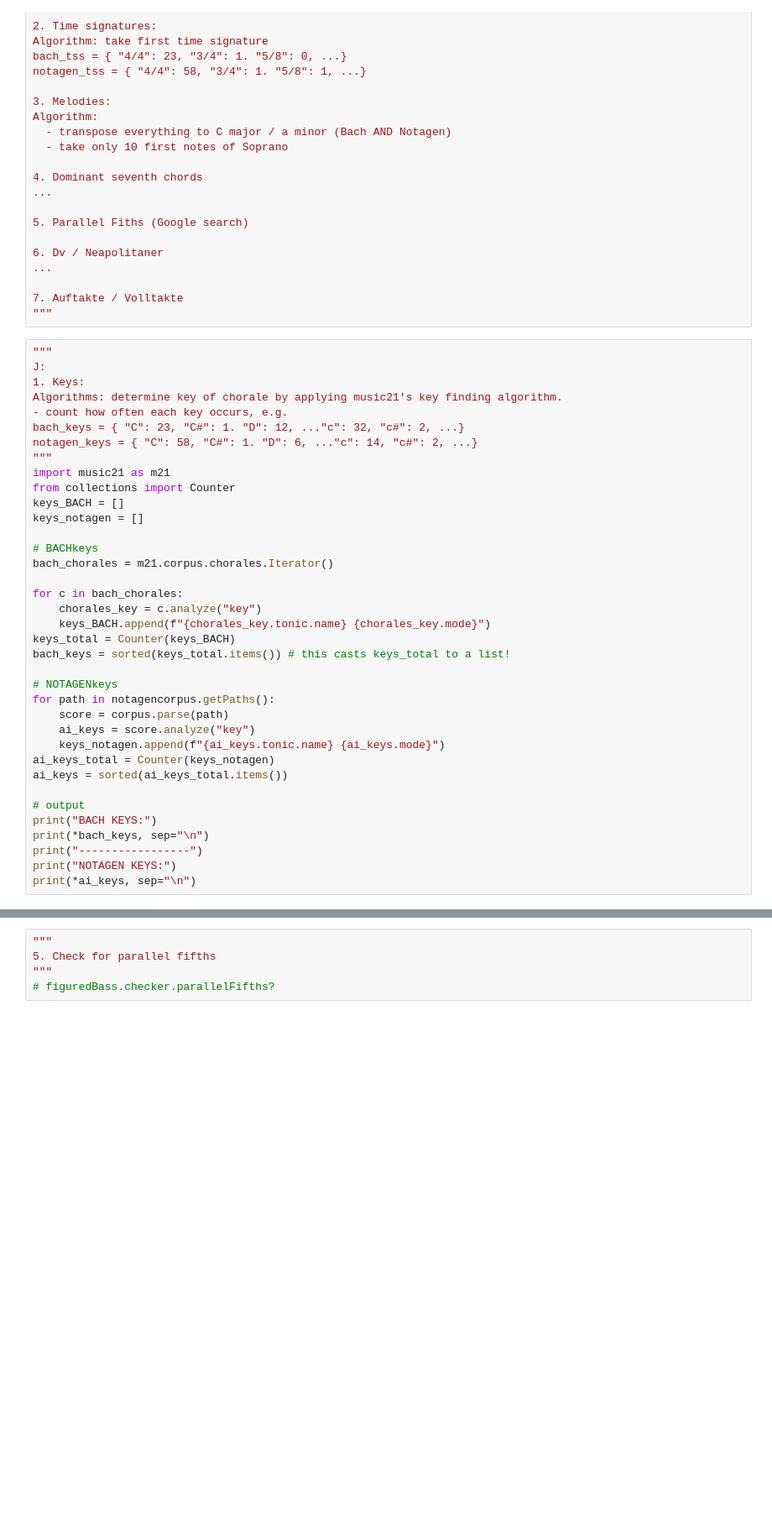
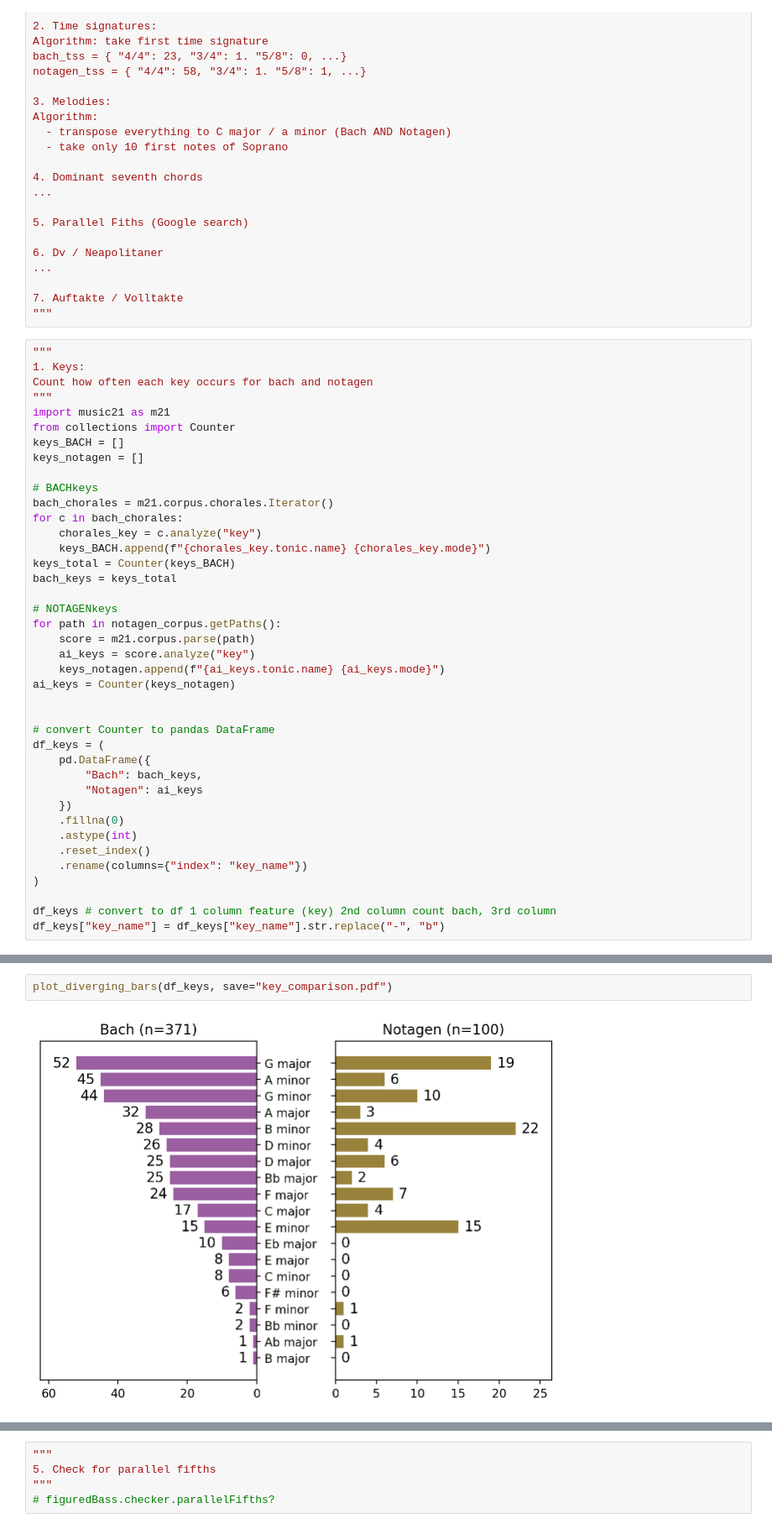
Before and after one commit to jasonvla/bachAndNotagenCorpora, a Jupyter notebook: Bachprojekt.ipynb, the cells around one changed output, grey strips where cells are left out. Shown at 84% size. Saved outputs shown, nothing was run; the diff lists cells and outputs as text; blank space fills up the shorter version.

Commit message:
rename file and sync data from colab file

```diff
--- a/Bachprojekt.ipynb
+++ b/Bachprojekt.ipynb
@@ -39,12 +53,8 @@ Algorithm:
 """
 # %%
 """
-J:
 1. Keys:
-Algorithms: determine key of chorale by applying music21's key finding algorithm.
-- count how often each key occurs, e.g.
-bach_keys = { "C": 23, "C#": 1. "D": 12, ..."c": 32, "c#": 2, ...}
-notagen_keys = { "C": 58, "C#": 1. "D": 6, ..."c": 14, "c#": 2, ...}
+Count how often each key occurs for bach and notagen
 """
 import music21 as m21
 from collections import Counter
@@ -53,24 +63,31 @@ keys_notagen = []
 
 # BACHkeys
 bach_chorales = m21.corpus.chorales.Iterator()
-
 for c in bach_chorales:
     chorales_key = c.analyze("key")
     keys_BACH.append(f"{chorales_key.tonic.name} {chorales_key.mode}")
 keys_total = Counter(keys_BACH)
-bach_keys = sorted(keys_total.items()) # this casts keys_total to a list!
+bach_keys = keys_total
 
 # NOTAGENkeys
-for path in notagencorpus.getPaths():
-    score = corpus.parse(path)
+for path in notagen_corpus.getPaths():
+    score = m21.corpus.parse(path)
     ai_keys = score.analyze("key")
     keys_notagen.append(f"{ai_keys.tonic.name} {ai_keys.mode}")
-ai_keys_total = Counter(keys_notagen)
-ai_keys = sorted(ai_keys_total.items())
+ai_keys = Counter(keys_notagen)
 
-# output
-print("BACH KEYS:")
-print(*bach_keys, sep="\n")
-print("-----------------")
-print("NOTAGEN KEYS:")
-print(*ai_keys, sep="\n")
+
+# convert Counter to pandas DataFrame
+df_keys = (
+    pd.DataFrame({
+        "Bach": bach_keys,
+        "Notagen": ai_keys
+    })
+    .fillna(0)
+    .astype(int)
+    .reset_index()
+    .rename(columns={"index": "key_name"})
+)
+
+df_keys # convert to df 1 column feature (key) 2nd column count bach, 3rd column
+df_keys["key_name"] = df_keys["key_name"].str.replace("-", "b")
@@ -95,3 +138,7 @@ BACH KEYS:
+# %%
+plot_diverging_bars(df_keys, save="key_comparison.pdf")
+# %% [output]
+[figure, added]
 # %%
 """
 2. Time signatures:
```
Also changed, not shown: parts of 12 cells of this notebook.
